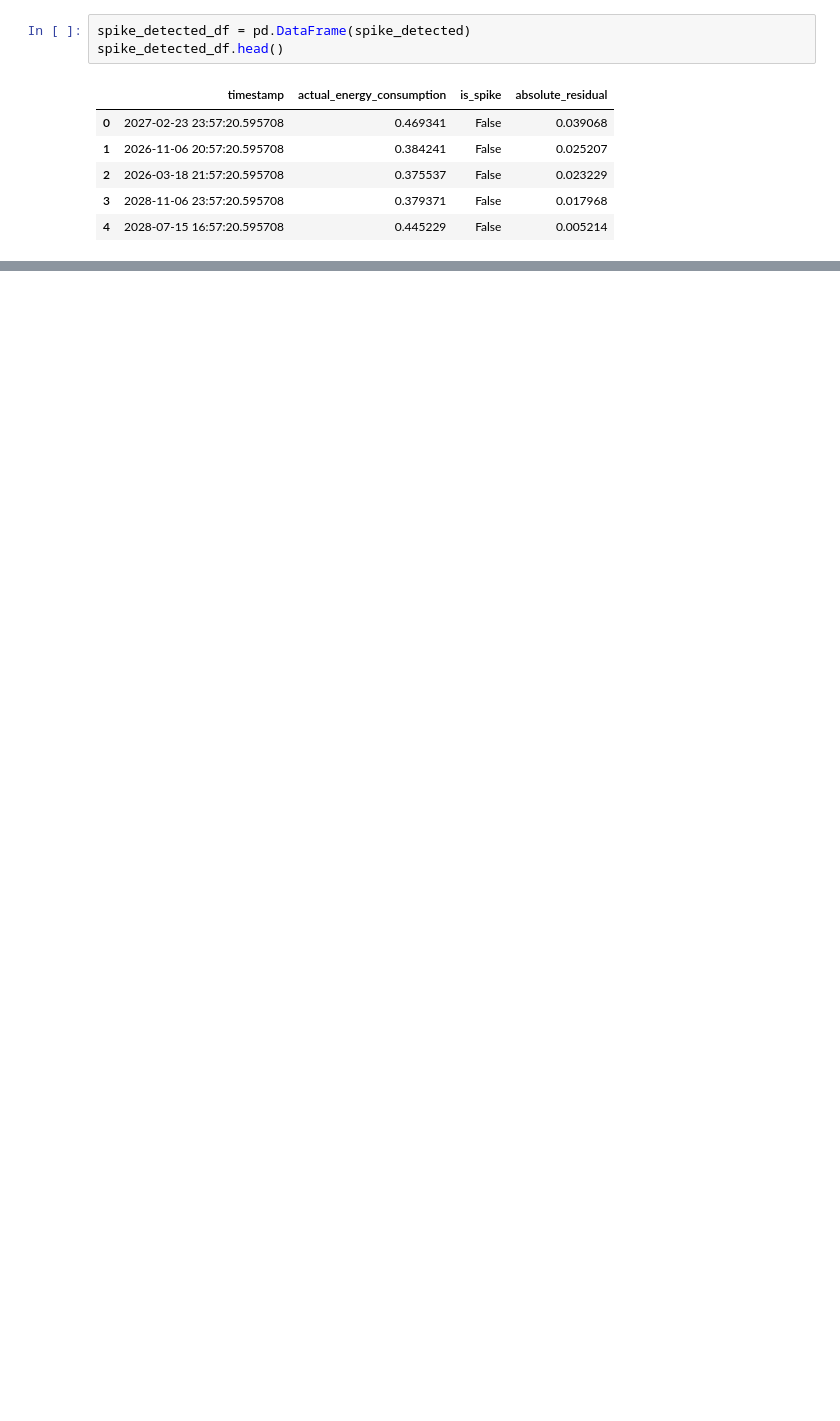
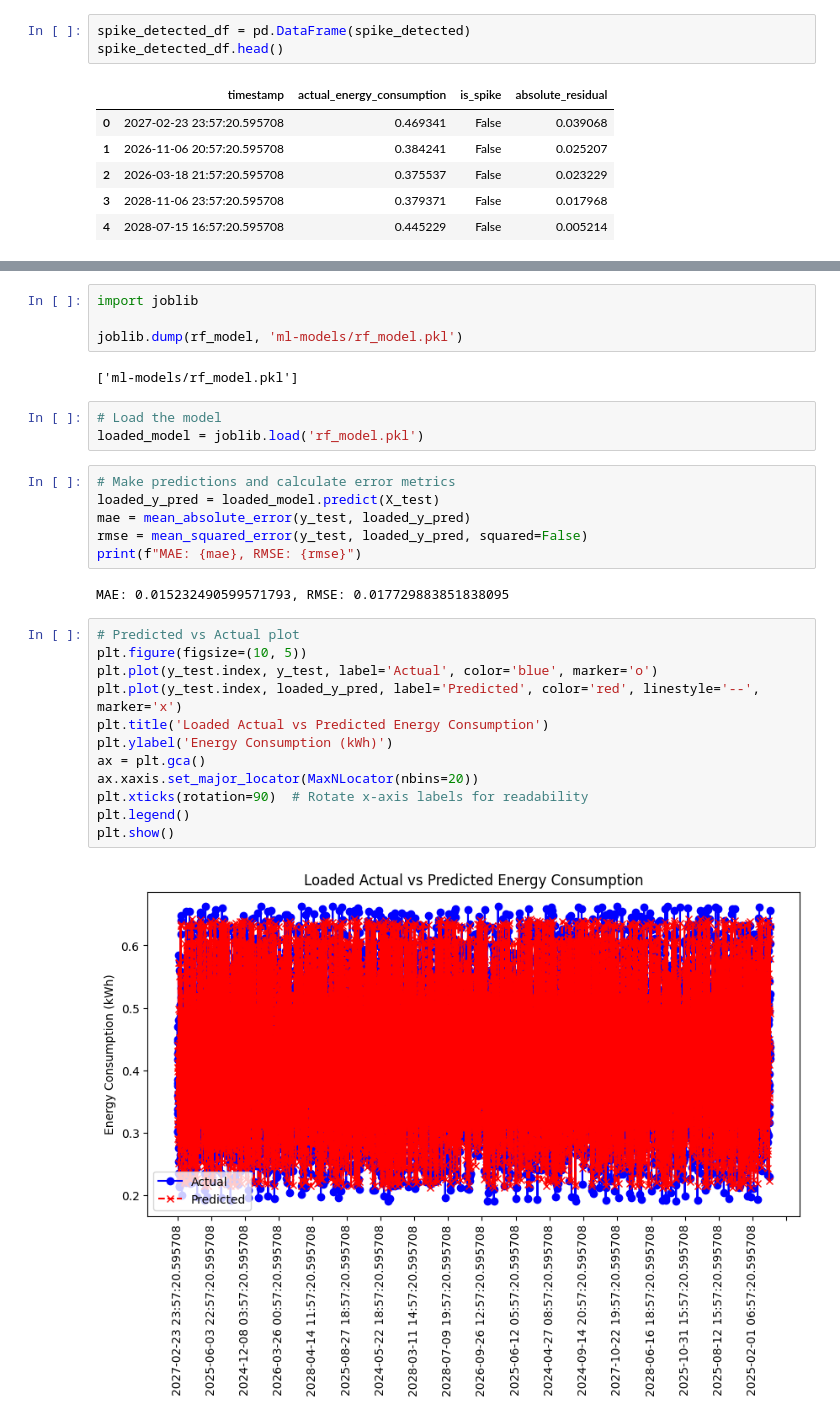
Before and after one commit to ashfaqnisar/energy-predicting-model, a Jupyter notebook: predict_energy_using_random_forest.ipynb, the cells around one changed output, grey strips where cells are left out. Saved outputs shown, nothing was run; the diff lists cells and outputs as text; blank space fills up the shorter version.

```diff
--- a/predict_energy_using_random_forest.ipynb
+++ b/predict_energy_using_random_forest.ipynb
@@ -362,0 +363,31 @@ spikes_only.head(20)
+# %%
+import joblib
+
+joblib.dump(rf_model, 'ml-models/rf_model.pkl')
+# %% [output]
+['ml-models/rf_model.pkl']
+# %%
+# Load the model
+loaded_model = joblib.load('rf_model.pkl')
+# %%
+# Make predictions and calculate error metrics
+loaded_y_pred = loaded_model.predict(X_test)
+mae = mean_absolute_error(y_test, loaded_y_pred)
+rmse = mean_squared_error(y_test, loaded_y_pred, squared=False)
+print(f"MAE: {mae}, RMSE: {rmse}")
+# %% [output]
+MAE: 0.015232490599571793, RMSE: 0.017729883851838095
+# %%
+# Predicted vs Actual plot
+plt.figure(figsize=(10, 5))
+plt.plot(y_test.index, y_test, label='Actual', color='blue', marker='o')
+plt.plot(y_test.index, loaded_y_pred, label='Predicted', color='red', linestyle='--', marker='x')
+plt.title('Loaded Actual vs Predicted Energy Consumption')
+plt.ylabel('Energy Consumption (kWh)')
+ax = plt.gca()
+ax.xaxis.set_major_locator(MaxNLocator(nbins=20))
+plt.xticks(rotation=90)  # Rotate x-axis labels for readability
+plt.legend()
+plt.show()
+# %% [output]
+[figure, added]
```
Also changed, not shown: parts of 6 cells of this notebook, 4 other files.
